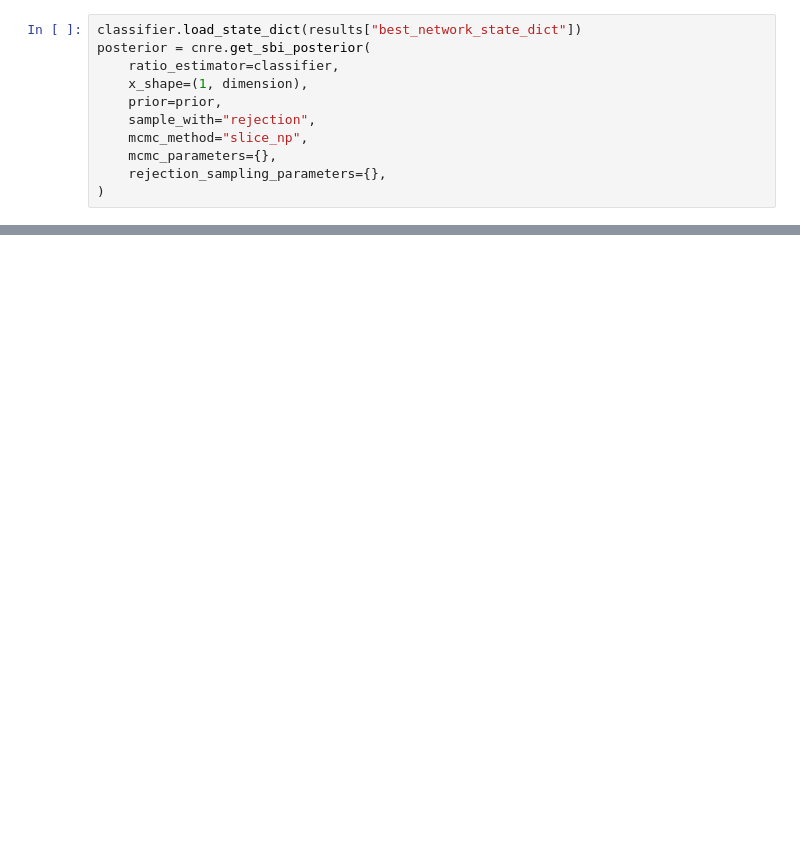
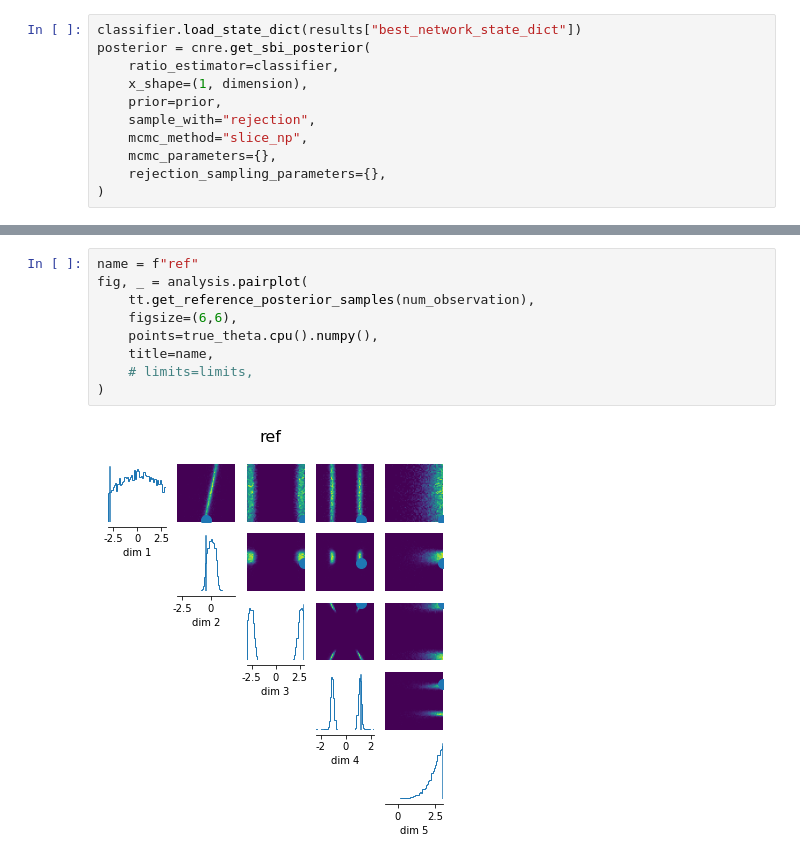
Before and after one commit to bkmi/cnre, a Jupyter notebook: 01 basic algorithm.ipynb, the cells around one changed output, grey strips where cells are left out. Saved outputs shown, nothing was run; the diff lists cells and outputs as text; blank space fills up the shorter version.

```diff
--- a/01 basic algorithm.ipynb
+++ b/01 basic algorithm.ipynb
@@ -164,0 +165,11 @@ WARNING:root:Only 0% proposal samples were accepted. It
+# %%
+name = f"ref"
+fig, _ = analysis.pairplot(
+    tt.get_reference_posterior_samples(num_observation),
+    figsize=(6,6),
+    points=true_theta.cpu().numpy(),
+    title=name,
+    # limits=limits,
+)
+# %% [output]
+[figure, added]
```
Also changed, not shown: parts of 4 cells of this notebook, 30 other files.
